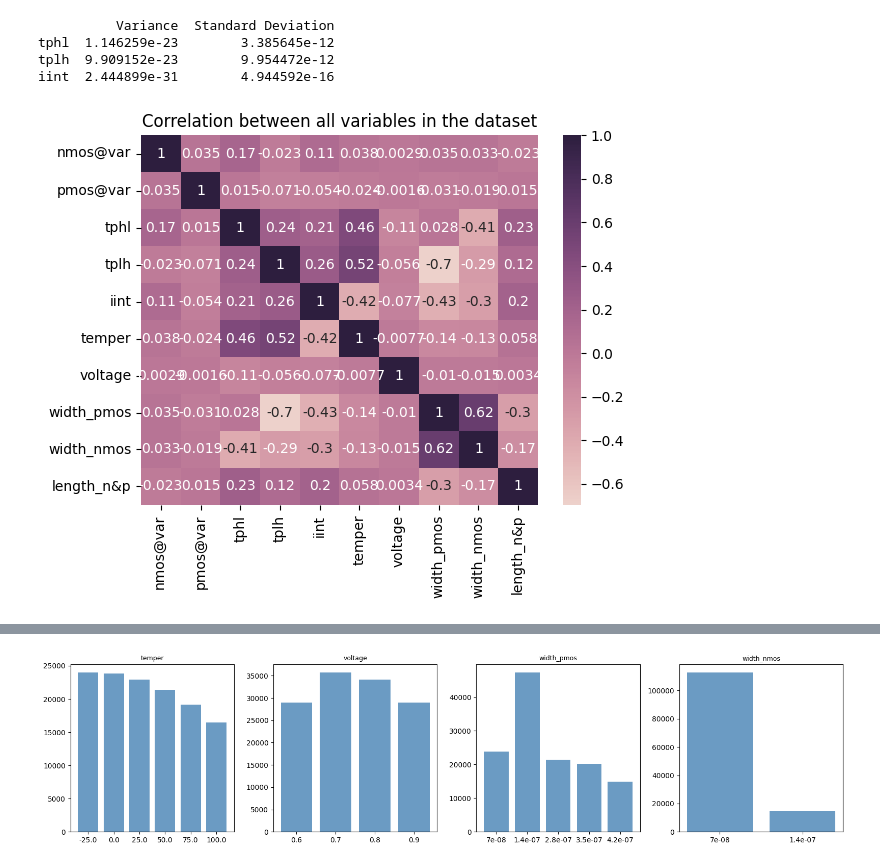
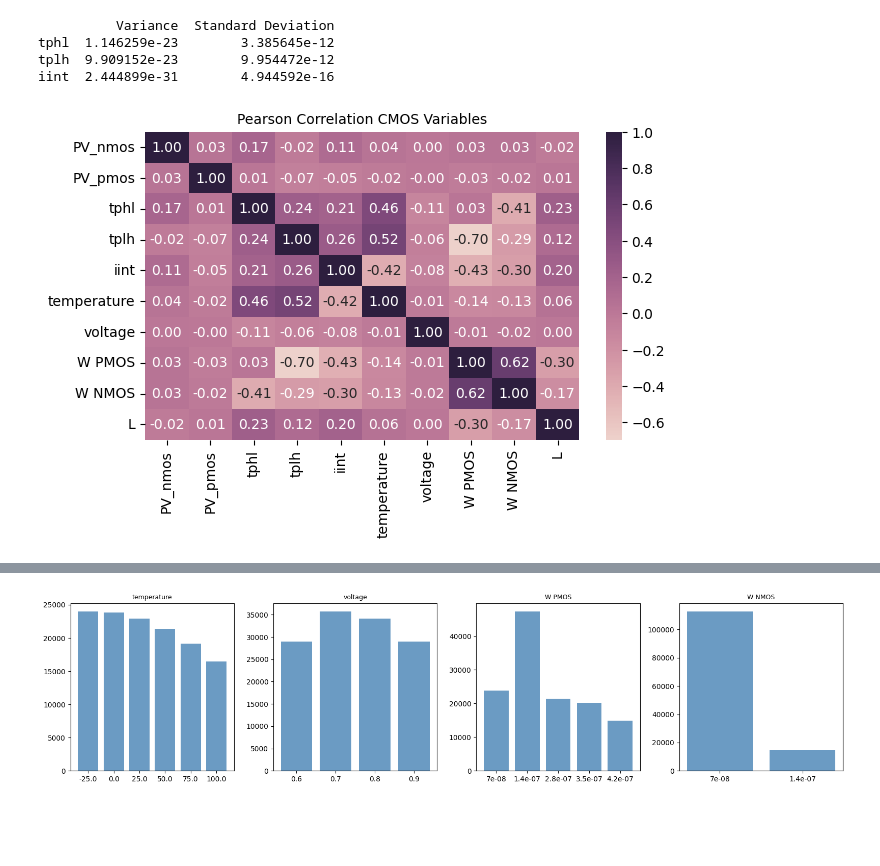
Before and after one commit to moraeseduarda/jupyter_ic, a Jupyter notebook: notebooks/CMOS/32nm/NOT/01_data_exploration.ipynb, the cells around one changed output, grey strips where cells are left out. Saved outputs shown, nothing was run; the diff lists cells and outputs as text; code cells hidden in the pictures; blank space fills up the shorter version.

Commit message:
refine EDA charts for better data readability

```diff
--- a/notebooks/CMOS/32nm/NOT/01_data_exploration.ipynb
+++ b/notebooks/CMOS/32nm/NOT/01_data_exploration.ipynb
@@ -27,7 +27,7 @@ df = pd.read_csv(path, index_col=0)
 # %% [markdown]
 Renaming the column 'tensao' to 'voltage' to maintain the English standard
 # %%
-df = df.rename(columns={'tensao' : 'voltage', 'pmos@varp': 'pmos@var'})
+df = df.rename(columns={'temper' : 'temperature','tensao' : 'voltage', 'pmos@varp': 'PV_pmos', 'nmos@var': 'PV_nmos', 'width_pmos':  'W PMOS', 'width_nmos': 'W NMOS', 'length_n&p': 'L'})
 # %% [markdown]
 ## Dataset
 # %% [markdown]
@@ -428,17 +351,17 @@ tplh  9.909152e-23        9.954472e-12
 iint  2.444899e-31        4.944592e-16
 # %%
 # Correlation
-
-ax = sns.heatmap(df.corr(numeric_only=True),
-                annot=True,
+plt.figure(figsize=(7, 4))
+ax = sns.heatmap(df.corr(method='pearson', numeric_only=True),
+                annot=True, fmt=".2f",
                 cmap=sns.cubehelix_palette(as_cmap=True))
-ax.set_title('Correlation between all variables in the dataset')
+ax.set_title('Pearson Correlation CMOS Variables', fontsize=10)
 ax=ax
-plt.savefig(f"{plots_dir}/cmos_correlation.png")
+plt.savefig(f"{plots_dir}/cmos_correlation.png", bbox_inches='tight', dpi=300)
 plt.show()
 plt.close()
 # %% [output]
-[figure, old version]
+[figure, new version]
 # %%
 df.corr()
 # %% [output]
```
Also changed, not shown: parts of 25 cells of this notebook, 25 other files.
